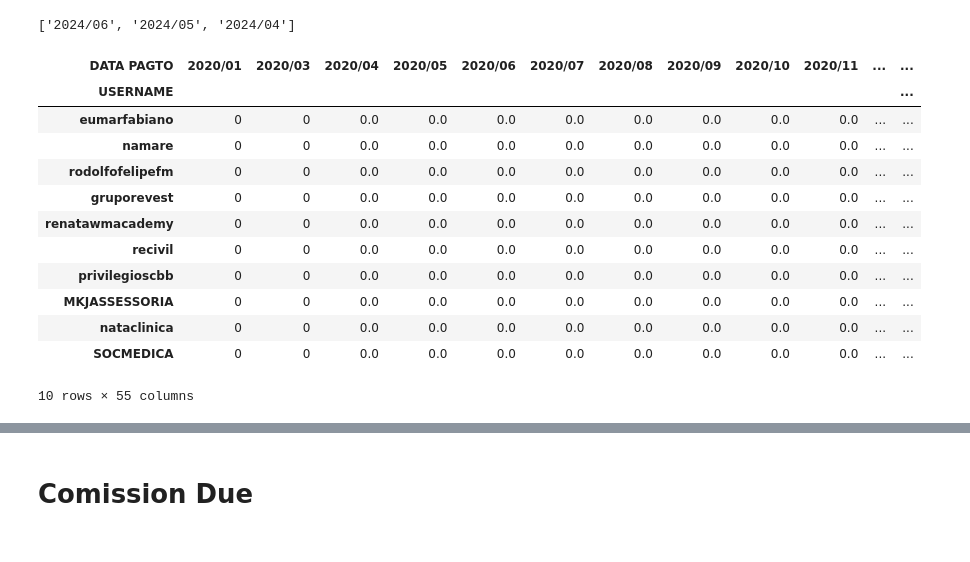
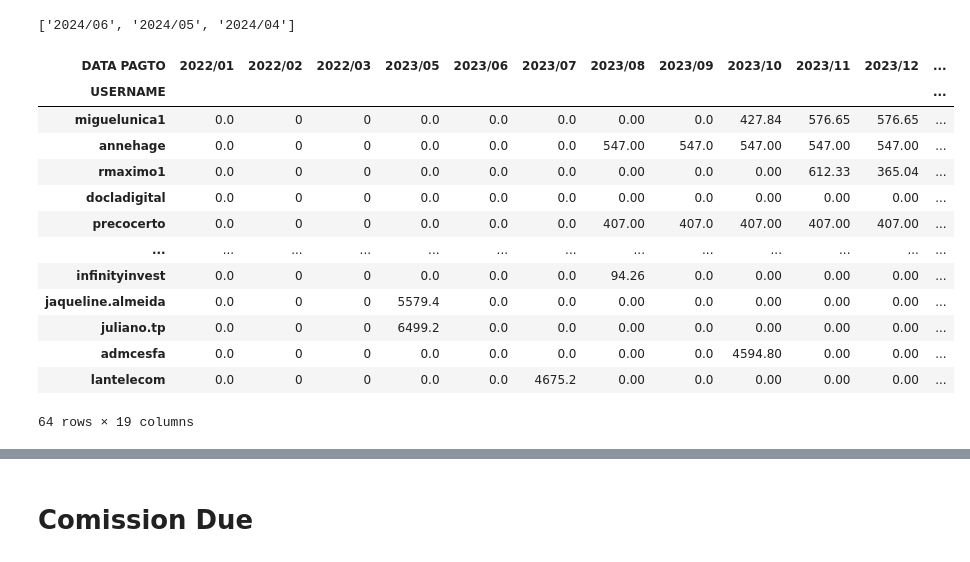
Before and after one commit to mtshorta/01-Sales_Comission_Report, a Jupyter notebook: Sales_Comission_Report.ipynb, the cells around one changed output, grey strips where cells are left out. Cells and saved outputs as stored; diff of their text form; code cells hidden in the pictures.

```diff
--- a/Sales_Comission_Report.ipynb
+++ b/Sales_Comission_Report.ipynb
@@ -11,7 +11,7 @@ import re
 ## Step 1: Data Loading
 # %%
 # This code will be used in order to hide sensitive information according to the GDPR
-file = 'gui.xlsx'
+file = 'val.xlsx'
 df1 = pd.read_excel(file)
 # Accessing the wanted information
 seller = df1.at[0, 'Unnamed: 1']
@@ -146,18 +146,19 @@ print(last_3_months)
 #This is important so we do not get fooled by clients that buys 6 or 12 months for example.
 table1['NUM_PAYMENTS_LAST3_MON'] = table1.loc[:,last_3_months].gt(0).sum(axis=1)
 # %%
-table1.sort_values(by='NUM_PAYMENTS_LAST3_MON', ascending=False).head(10)
+table1.sort_values(by='NUM_PAYMENTS_LAST3_MON', ascending=False).head(300)
 # %% [output]
-| DATA PAGTO | 2020/01 | 2020/03 | 2020/04 | 2020/05 | 2020/06 | 2020/07 | 2020/08 | 2020/09 | 2020/10 | 2020/11 | ... | ... |
+| DATA PAGTO | 2022/01 | 2022/02 | 2022/03 | 2023/05 | 2023/06 | 2023/07 | 2023/08 | 2023/09 | 2023/10 | 2023/11 | 2023/12 | ... |
 | USERNAME |  |  |  |  |  |  |  |  |  |  |  | ... |
-| eumarfabiano | 0 | 0 | 0.0 | 0.0 | 0.0 | 0.0 | 0.0 | 0.0 | 0.0 | 0.0 | ... | ... |
-| namare | 0 | 0 | 0.0 | 0.0 | 0.0 | 0.0 | 0.0 | 0.0 | 0.0 | 0.0 | ... | ... |
-| rodolfofelipefm | 0 | 0 | 0.0 | 0.0 | 0.0 | 0.0 | 0.0 | 0.0 | 0.0 | 0.0 | ... | ... |
-| gruporevest | 0 | 0 | 0.0 | 0.0 | 0.0 | 0.0 | 0.0 | 0.0 | 0.0 | 0.0 | ... | ... |
-| renatawmacademy | 0 | 0 | 0.0 | 0.0 | 0.0 | 0.0 | 0.0 | 0.0 | 0.0 | 0.0 | ... | ... |
-| recivil | 0 | 0 | 0.0 | 0.0 | 0.0 | 0.0 | 0.0 | 0.0 | 0.0 | 0.0 | ... | ... |
-| privilegioscbb | 0 | 0 | 0.0 | 0.0 | 0.0 | 0.0 | 0.0 | 0.0 | 0.0 | 0.0 | ... | ... |
-| MKJASSESSORIA | 0 | 0 | 0.0 | 0.0 | 0.0 | 0.0 | 0.0 | 0.0 | 0.0 | 0.0 | ... | ... |
-| nataclinica | 0 | 0 | 0.0 | 0.0 | 0.0 | 0.0 | 0.0 | 0.0 | 0.0 | 0.0 | ... | ... |
-| SOCMEDICA | 0 | 0 | 0.0 | 0.0 | 0.0 | 0.0 | 0.0 | 0.0 | 0.0 | 0.0 | ... | ... |
+| miguelunica1 | 0.0 | 0 | 0 | 0.0 | 0.0 | 0.0 | 0.00 | 0.0 | 427.84 | 576.65 | 576.65 | ... |
+| annehage | 0.0 | 0 | 0 | 0.0 | 0.0 | 0.0 | 547.00 | 547.0 | 547.00 | 547.00 | 547.00 | ... |
+| rmaximo1 | 0.0 | 0 | 0 | 0.0 | 0.0 | 0.0 | 0.00 | 0.0 | 0.00 | 612.33 | 365.04 | ... |
+| docladigital | 0.0 | 0 | 0 | 0.0 | 0.0 | 0.0 | 0.00 | 0.0 | 0.00 | 0.00 | 0.00 | ... |
+| precocerto | 0.0 | 0 | 0 | 0.0 | 0.0 | 0.0 | 407.00 | 407.0 | 407.00 | 407.00 | 407.00 | ... |
+| ... | ... | ... | ... | ... | ... | ... | ... | ... | ... | ... | ... | ... |
+| infinityinvest | 0.0 | 0 | 0 | 0.0 | 0.0 | 0.0 | 94.26 | 0.0 | 0.00 | 0.00 | 0.00 | ... |
+| jaqueline.almeida | 0.0 | 0 | 0 | 5579.4 | 0.0 | 0.0 | 0.00 | 0.0 | 0.00 | 0.00 | 0.00 | ... |
+| juliano.tp | 0.0 | 0 | 0 | 6499.2 | 0.0 | 0.0 | 0.00 | 0.0 | 0.00 | 0.00 | 0.00 | ... |
+| admcesfa | 0.0 | 0 | 0 | 0.0 | 0.0 | 0.0 | 0.00 | 0.0 | 4594.80 | 0.00 | 0.00 | ... |
+| lantelecom | 0.0 | 0 | 0 | 0.0 | 0.0 | 4675.2 | 0.00 | 0.0 | 0.00 | 0.00 | 0.00 | ... |
-10 rows × 55 columns
+64 rows × 19 columns
```
Also changed, not shown: parts of 8 cells of this notebook.
